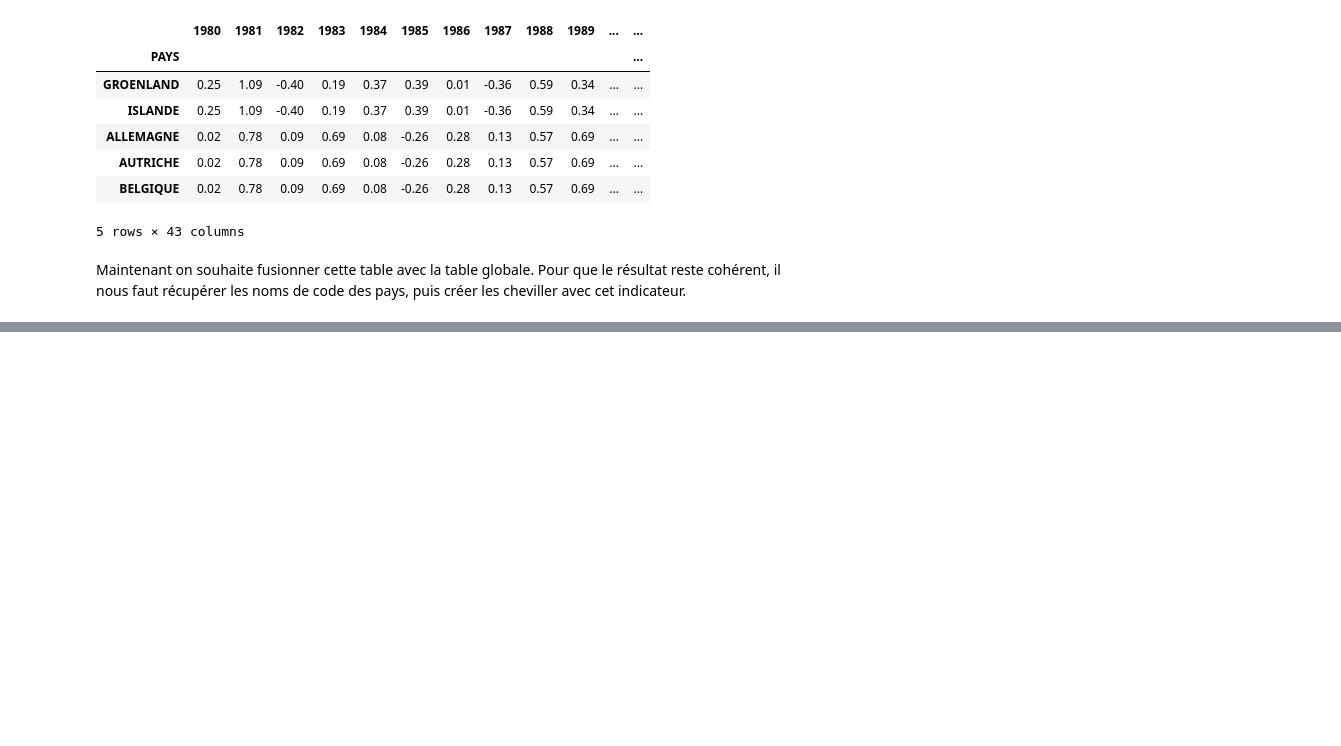
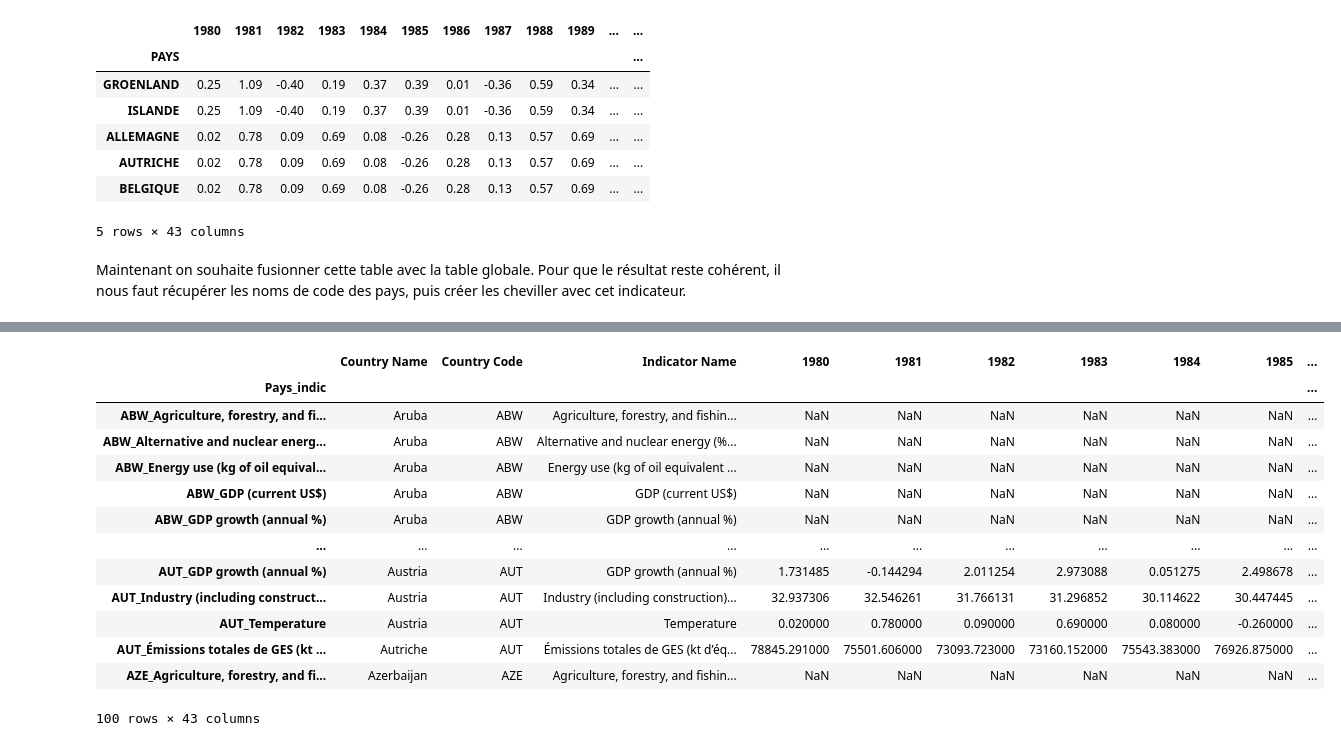
Before and after one commit to Adrien-Mcode/Python-data-science-Lecalve-Majka, a Jupyter notebook: Stat_des.ipynb, the cells around one changed output, grey strips where cells are left out. Saved outputs shown, nothing was run; the diff lists cells and outputs as text; code cells hidden in the pictures; blank space fills up the shorter version.

Commit message:
BAse température achevée
La base df2 possède désormais l'indicateur température

```diff
--- a/Stat_des.ipynb
+++ b/Stat_des.ipynb
@@ -617,0 +601,7 @@ df_code.head(19)
+# %%
+df_temp2final['Indicator Name']='Temperature'
+df_temp2final['Pays_indic'] = df_temp2final['Country Code'].str[:3] + '_' + df_temp2final['Indicator Name'].str[:99]
+df_temp2final=df_temp2final.set_index('Pays_indic')
+df_temp2final=df_temp2final.drop(['indic','PAYS','LATITUDE','HEMISPHERE'],axis=1)
+df_temp2final.columns=['1980','1981','1982','1983','1984','1985','1986','1987','1988','1989','1990','1991','1992','1993','1994','1995','1996','1997','1998','1999','2000','2001','2002','2003','2004','2005','2006','2007','2008','2009','2010','2011','2012','2013','2014','2015','2016','2017','2018','2019','Country Code','Country Name','Indicator Name']
+df_temp2final=df_temp2final.reindex(['Country Name','Country Code','Indicator Name','1980','1981','1982','1983','1984','1985','1986','1987','1988','1989','1990','1991','1992','1993','1994','1995','1996','1997','1998','1999','2000','2001','2002','2003','2004','2005','2006','2007','2008','2009','2010','2011','2012','2013','2014','2015','2016','2017','2018','2019'],axis=1)
@@ -617,0 +619,19 @@ df_code.head(19)
+# %%
+df2=pd.concat([df_temp2final,df1]).sort_values('Pays_indic')
+# %%
+df2.head(100)
+# %% [output]
+|  | Country Name | Country Code | Indicator Name | 1980 | 1981 | 1982 | 1983 | 1984 | 1985 | ... |
+| Pays_indic |  |  |  |  |  |  |  |  |  | ... |
+| ABW_Agriculture, forestry, and fi... | Aruba | ABW | Agriculture, forestry, and fishin... | NaN | NaN | NaN | NaN | NaN | NaN | ... |
+| ABW_Alternative and nuclear energ... | Aruba | ABW | Alternative and nuclear energy (%... | NaN | NaN | NaN | NaN | NaN | NaN | ... |
+| ABW_Energy use (kg of oil equival... | Aruba | ABW | Energy use (kg of oil equivalent ... | NaN | NaN | NaN | NaN | NaN | NaN | ... |
+| ABW_GDP (current US$) | Aruba | ABW | GDP (current US$) | NaN | NaN | NaN | NaN | NaN | NaN | ... |
+| ABW_GDP growth (annual %) | Aruba | ABW | GDP growth (annual %) | NaN | NaN | NaN | NaN | NaN | NaN | ... |
+| ... | ... | ... | ... | ... | ... | ... | ... | ... | ... | ... |
+| AUT_GDP growth (annual %) | Austria | AUT | GDP growth (annual %) | 1.731485 | -0.144294 | 2.011254 | 2.973088 | 0.051275 | 2.498678 | ... |
+| AUT_Industry (including construct... | Austria | AUT | Industry (including construction)... | 32.937306 | 32.546261 | 31.766131 | 31.296852 | 30.114622 | 30.447445 | ... |
+| AUT_Temperature | Austria | AUT | Temperature | 0.020000 | 0.780000 | 0.090000 | 0.690000 | 0.080000 | -0.260000 | ... |
+| AUT_Émissions totales de GES (kt ... | Autriche | AUT | Émissions totales de GES (kt d’éq... | 78845.291000 | 75501.606000 | 73093.723000 | 73160.152000 | 75543.383000 | 76926.875000 | ... |
+| AZE_Agriculture, forestry, and fi... | Azerbaijan | AZE | Agriculture, forestry, and fishin... | NaN | NaN | NaN | NaN | NaN | NaN | ... |
+100 rows × 43 columns
```
Also changed, not shown: parts of 14 cells of this notebook, 2 other files.
